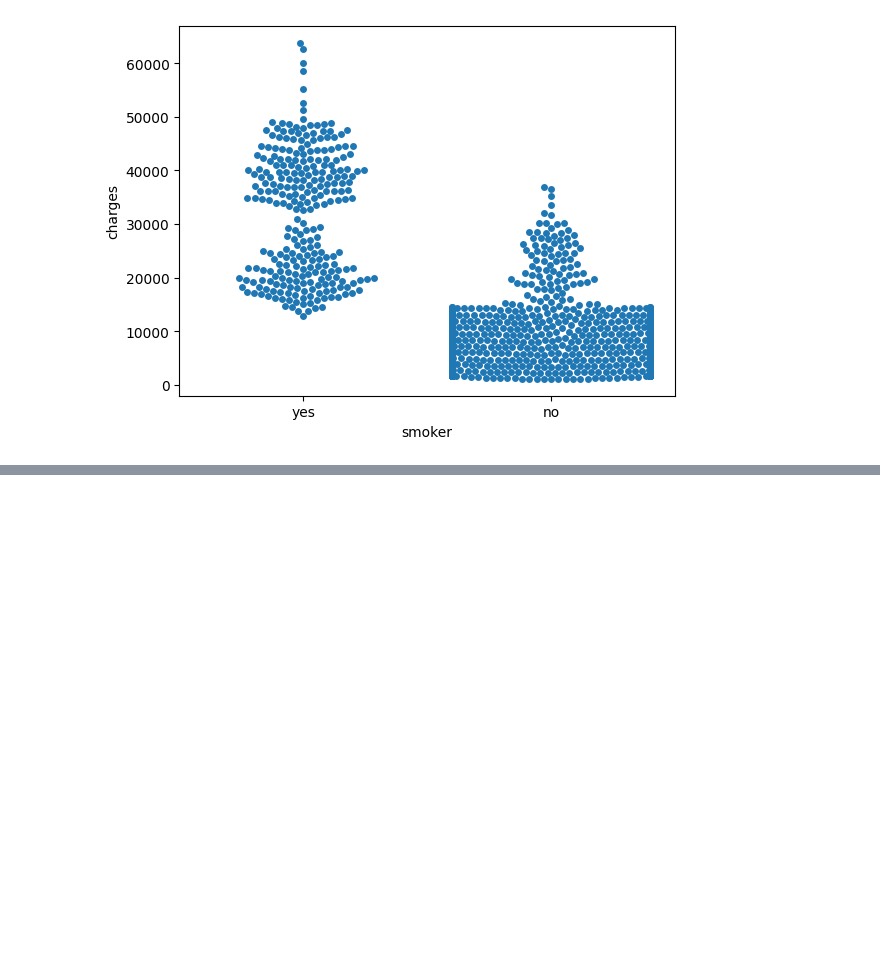
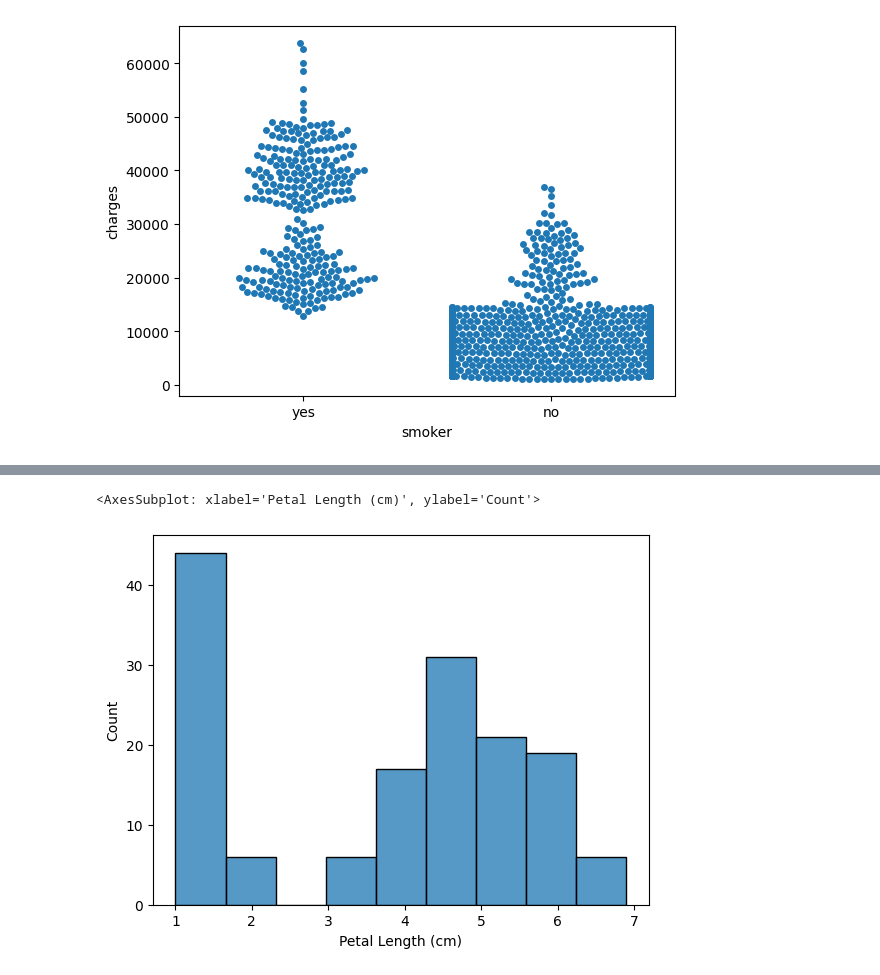
Before and after one commit to Unstopable18/Data-Visualization-Seaborn, a Jupyter notebook: main.ipynb, the cells around one changed output, grey strips where cells are left out. Drawn from its saved outputs; the diff is of its cells as text; code cells hidden in the pictures; blank space fills up the shorter version.

```diff
--- a/main.ipynb
+++ b/main.ipynb
@@ -148,3 +148,7 @@ sns.swarmplot(x=insurance_data['smoker'], y=insurance_data['charges'])
 # %% [output]
 <AxesSubplot: xlabel='smoker', ylabel='charges'>
 [figure]
+# %%
+iris_filepath='iris.csv'
+iris_data=pd.read_csv(iris_filepath, index_col='Id')
+iris_data.head()
@@ -150,0 +163,5 @@ sns.swarmplot(x=insurance_data['smoker'], y=insurance_data['charges'])
+# %%
+sns.histplot(iris_data['Petal Length (cm)'])
+# %% [output]
+<AxesSubplot: xlabel='Petal Length (cm)', ylabel='Count'>
+[figure, added]
```
Also changed, not shown: parts of 5 cells of this notebook, 4 other files.
